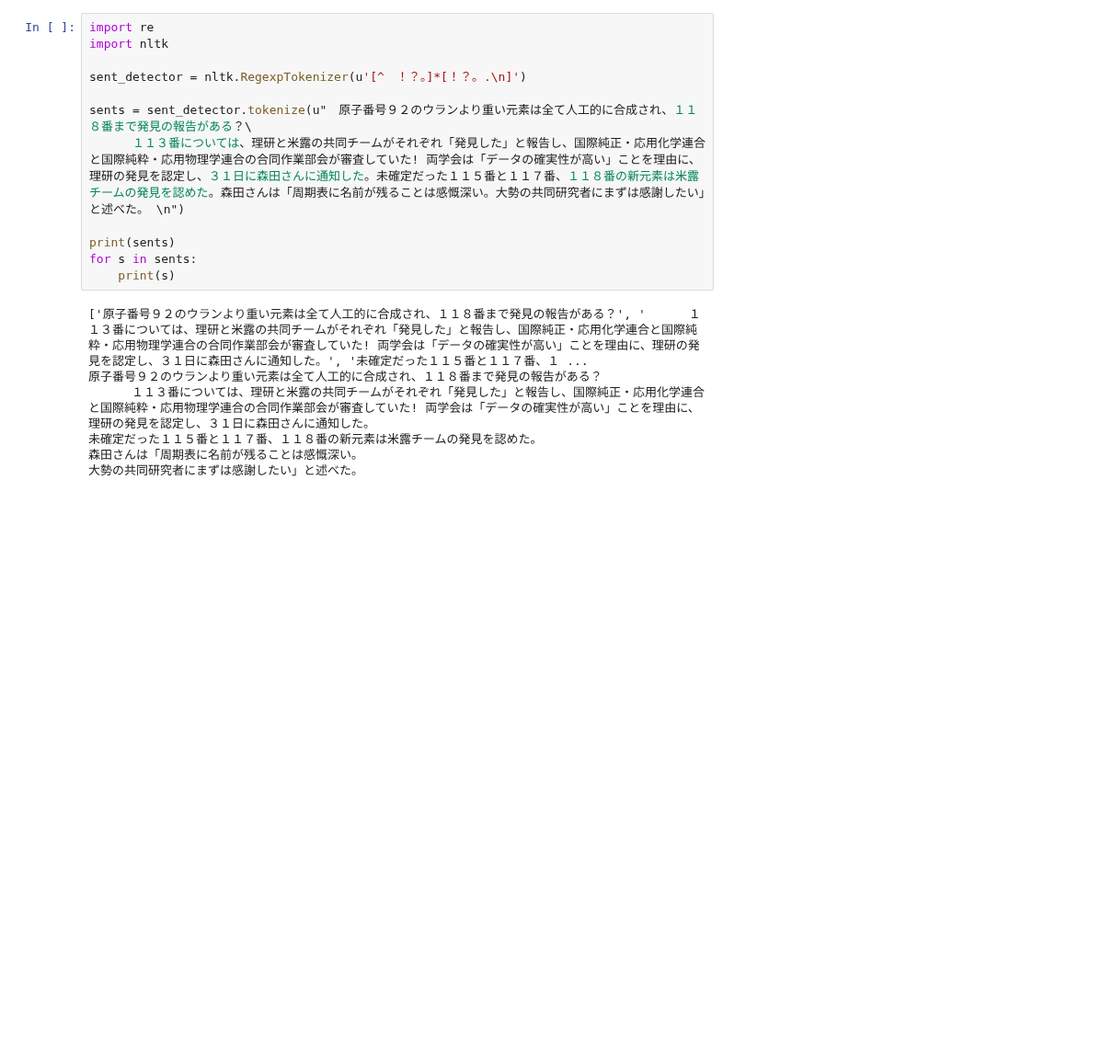
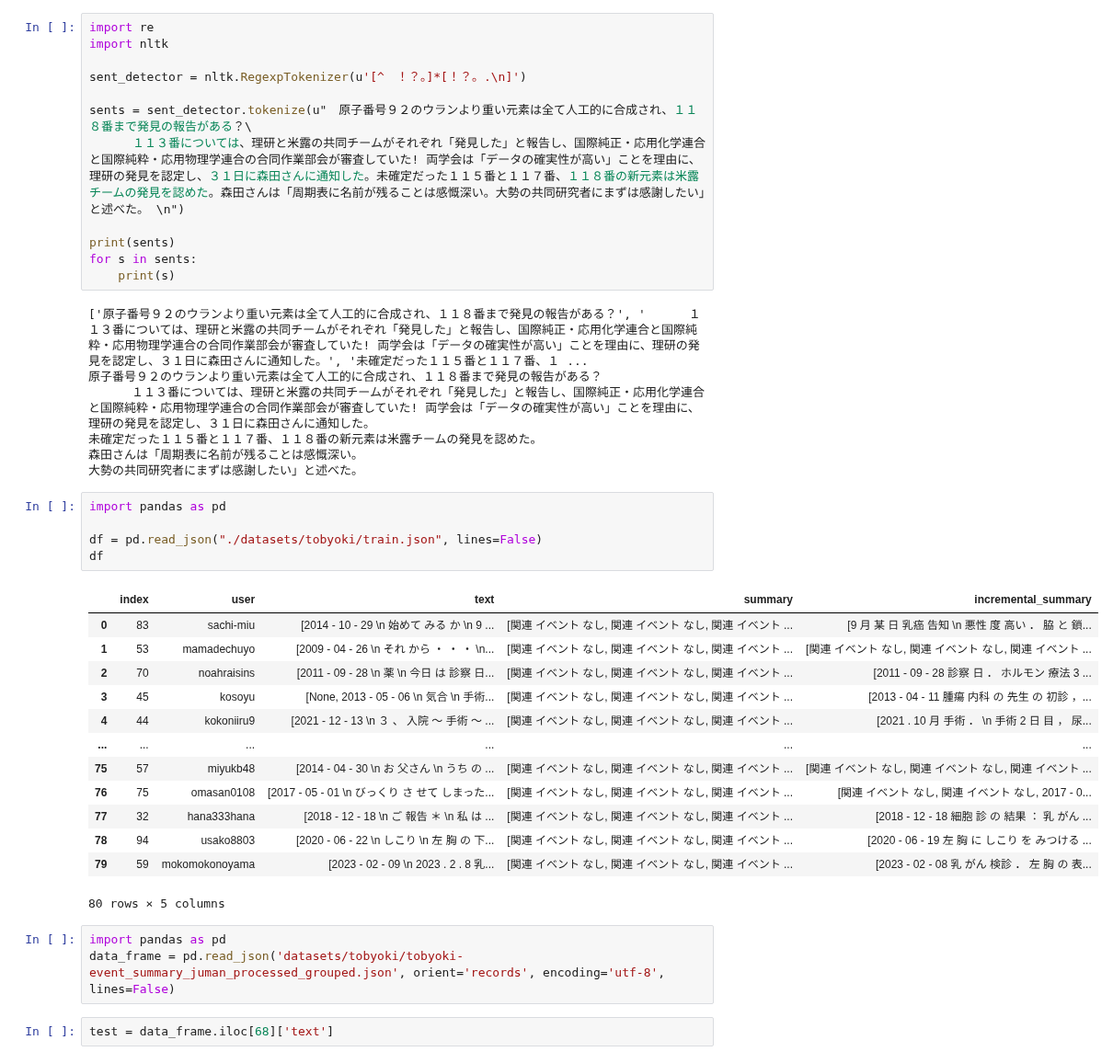
Before and after one commit to sociocom/prompt-for-long-text-summarization, a Jupyter notebook: test.ipynb, the cells around one changed output. Shown at 92% size. Saved outputs shown, nothing was run; the diff lists cells and outputs as text; blank space fills up the shorter version.

```diff
--- a/test.ipynb
+++ b/test.ipynb
@@ -197,3 +197,27 @@ for s in sents:
 未確定だった１１５番と１１７番、１１８番の新元素は米露チームの発見を認めた。
 森田さんは「周期表に名前が残ることは感慨深い。
 大勢の共同研究者にまずは感謝したい」と述べた。
+# %%
+import pandas as pd
+
+df = pd.read_json("./datasets/tobyoki/train.json", lines=False)
+df
+# %% [output]
+|  | index | user | text | summary | incremental_summary |
+| 0 | 83 | sachi-miu | [2014 - 10 - 29 \n 始めて みる か \n 9 ... | [関連 イベント なし, 関連 イベント なし, 関連 イベント ... | [9 月 某 日 乳癌 告知 \n 悪性 度 高い ． 脇 と 鎖... |
+| 1 | 53 | mamadechuyo | [2009 - 04 - 26 \n それ から ・ ・ ・ \n... | [関連 イベント なし, 関連 イベント なし, 関連 イベント ... | [関連 イベント なし, 関連 イベント なし, 関連 イベント ... |
+| 2 | 70 | noahraisins | [2011 - 09 - 28 \n 薬 \n 今日 は 診察 日... | [関連 イベント なし, 関連 イベント なし, 関連 イベント ... | [2011 - 09 - 28 診察 日 ． ホルモン 療法 3 ... |
+| 3 | 45 | kosoyu | [None, 2013 - 05 - 06 \n 気合 \n 手術... | [関連 イベント なし, 関連 イベント なし, 関連 イベント ... | [2013 - 04 - 11 腫瘍 内科 の 先生 の 初診 ，... |
+| 4 | 44 | kokoniiru9 | [2021 - 12 - 13 \n ３ 、 入院 〜 手術 〜 ... | [関連 イベント なし, 関連 イベント なし, 関連 イベント ... | [2021 . 10 月 手術 ． \n 手術 2 日 目 ， 尿... |
+| ... | ... | ... | ... | ... | ... |
+| 75 | 57 | miyukb48 | [2014 - 04 - 30 \n お 父さん \n うち の ... | [関連 イベント なし, 関連 イベント なし, 関連 イベント ... | [関連 イベント なし, 関連 イベント なし, 関連 イベント ... |
+| 76 | 75 | omasan0108 | [2017 - 05 - 01 \n びっくり さ せて しまった... | [関連 イベント なし, 関連 イベント なし, 関連 イベント ... | [関連 イベント なし, 関連 イベント なし, 2017 - 0... |
+| 77 | 32 | hana333hana | [2018 - 12 - 18 \n ご 報告 ＊ \n 私 は ... | [関連 イベント なし, 関連 イベント なし, 関連 イベント ... | [2018 - 12 - 18 細胞 診 の 結果 ： 乳 がん ... |
+| 78 | 94 | usako8803 | [2020 - 06 - 22 \n しこり \n 左 胸 の 下... | [関連 イベント なし, 関連 イベント なし, 関連 イベント ... | [2020 - 06 - 19 左 胸 に しこり を みつける ... |
+| 79 | 59 | mokomokonoyama | [2023 - 02 - 09 \n 2023 . 2 . 8 乳... | [関連 イベント なし, 関連 イベント なし, 関連 イベント ... | [2023 - 02 - 08 乳 がん 検診 ． 左 胸 の 表... |
+80 rows × 5 columns
+# %%
+import pandas as pd
+data_frame = pd.read_json('datasets/tobyoki/tobyoki-event_summary_juman_processed_grouped.json', orient='records', encoding='utf-8', lines=False)
+# %%
+test = data_frame.iloc[68]['text']
```
Also changed, not shown: parts of 8 cells of this notebook, 4 other files.
